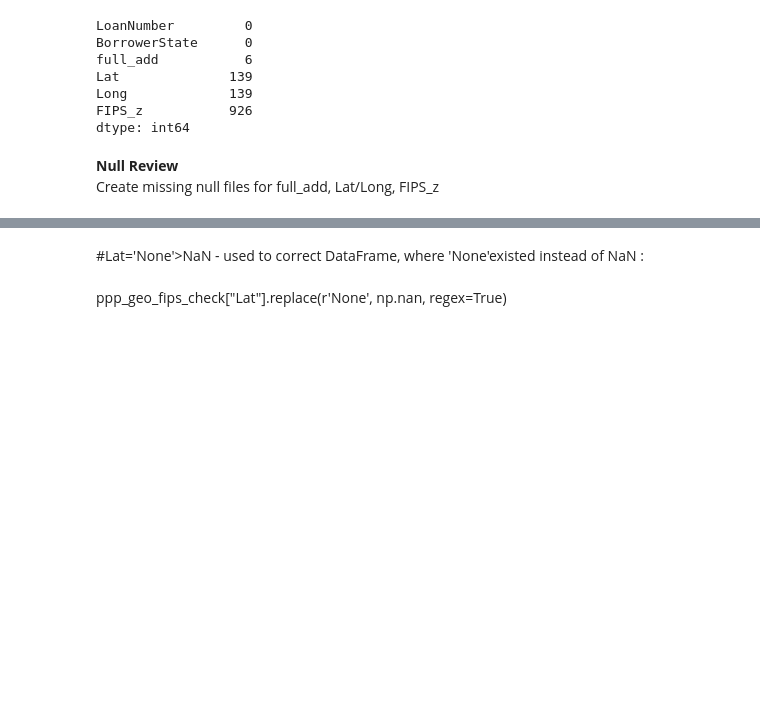
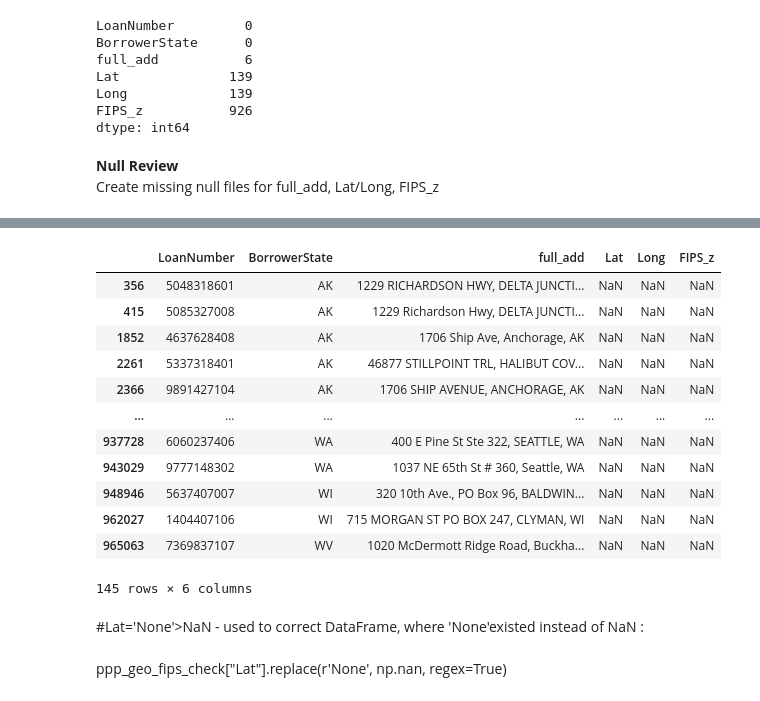
Before and after one commit to cspence001/mapdata_fips_aggregation, a Jupyter notebook: selenium_fips/combine_script_fipscheck_.ipynb, the cells around one changed output, grey strips where cells are left out. Cells and saved outputs as stored; diff of their text form; code cells hidden in the pictures; blank space fills up the shorter version.

Commit message:
update combine_fipscheck full_add null

```diff
--- a/selenium_fips/combine_script_fipscheck_.ipynb
+++ b/selenium_fips/combine_script_fipscheck_.ipynb
@@ -308,0 +317,4 @@ null_addresses.to_csv("../../data/null/nulladdresses.csv")
+# %%
+geofips.loc[geofips["full_add"].isnull() & geofips["FIPS_z"].isnull(), 'Lat'] = np.nan
+geofips.loc[geofips["full_add"].isnull() & geofips["FIPS_z"].isnull(), 'Long'] = np.nan
+geofips.shape[0]
@@ -309,4 +332,18 @@ null_addresses.to_csv("../../data/null/nulladdresses.csv")
 # %%
-mask = geofips['Lat'].isnull() | geofips['Long'].isnull() #139
-mask_df = geofips[mask]
-mask_df.to_csv("../../data/null/nullcoords.csv") #notfound.xlsx
+null_coords = geofips['Lat'].isnull() | geofips['Long'].isnull() #139
+null_coords = geofips[mask]
+null_coords
+# %% [output]
+|  | LoanNumber | BorrowerState | full_add | Lat | Long | FIPS_z |
+| 356 | 5048318601 | AK | 1229 RICHARDSON HWY, DELTA JUNCTI... | NaN | NaN | NaN |
+| 415 | 5085327008 | AK | 1229 Richardson Hwy, DELTA JUNCTI... | NaN | NaN | NaN |
+| 1852 | 4637628408 | AK | 1706 Ship Ave, Anchorage, AK | NaN | NaN | NaN |
+| 2261 | 5337318401 | AK | 46877 STILLPOINT TRL, HALIBUT COV... | NaN | NaN | NaN |
+| 2366 | 9891427104 | AK | 1706 SHIP AVENUE, ANCHORAGE, AK | NaN | NaN | NaN |
+| ... | ... | ... | ... | ... | ... | ... |
+| 937728 | 6060237406 | WA | 400 E Pine St Ste 322, SEATTLE, WA | NaN | NaN | NaN |
+| 943029 | 9777148302 | WA | 1037 NE 65th St # 360, Seattle, WA | NaN | NaN | NaN |
+| 948946 | 5637407007 | WI | 320 10th Ave., PO Box 96, BALDWIN... | NaN | NaN | NaN |
+| 962027 | 1404407106 | WI | 715 MORGAN ST PO BOX 247, CLYMAN, WI | NaN | NaN | NaN |
+| 965063 | 7369837107 | WV | 1020 McDermott Ridge Road, Buckha... | NaN | NaN | NaN |
+145 rows × 6 columns
```
Also changed, not shown: parts of 4 cells of this notebook, 1 other file.
